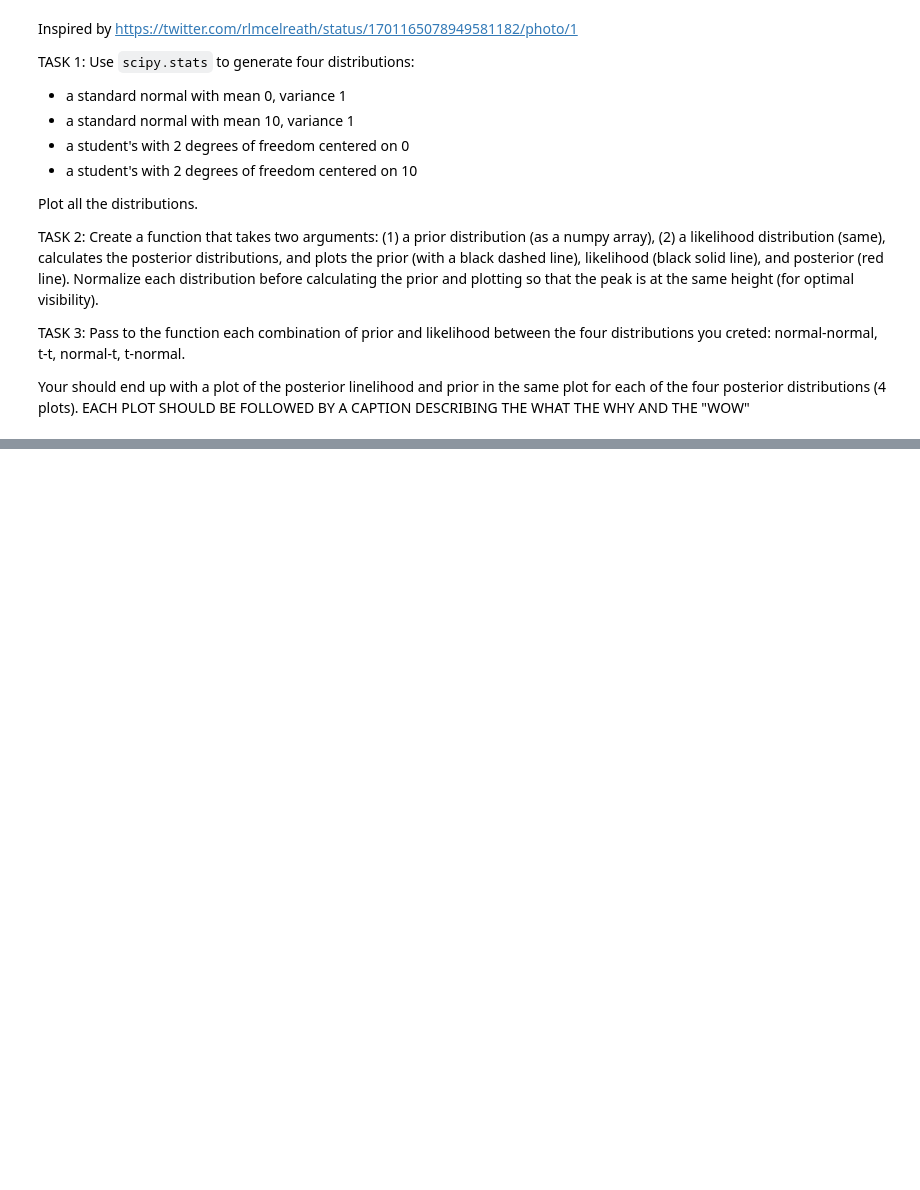
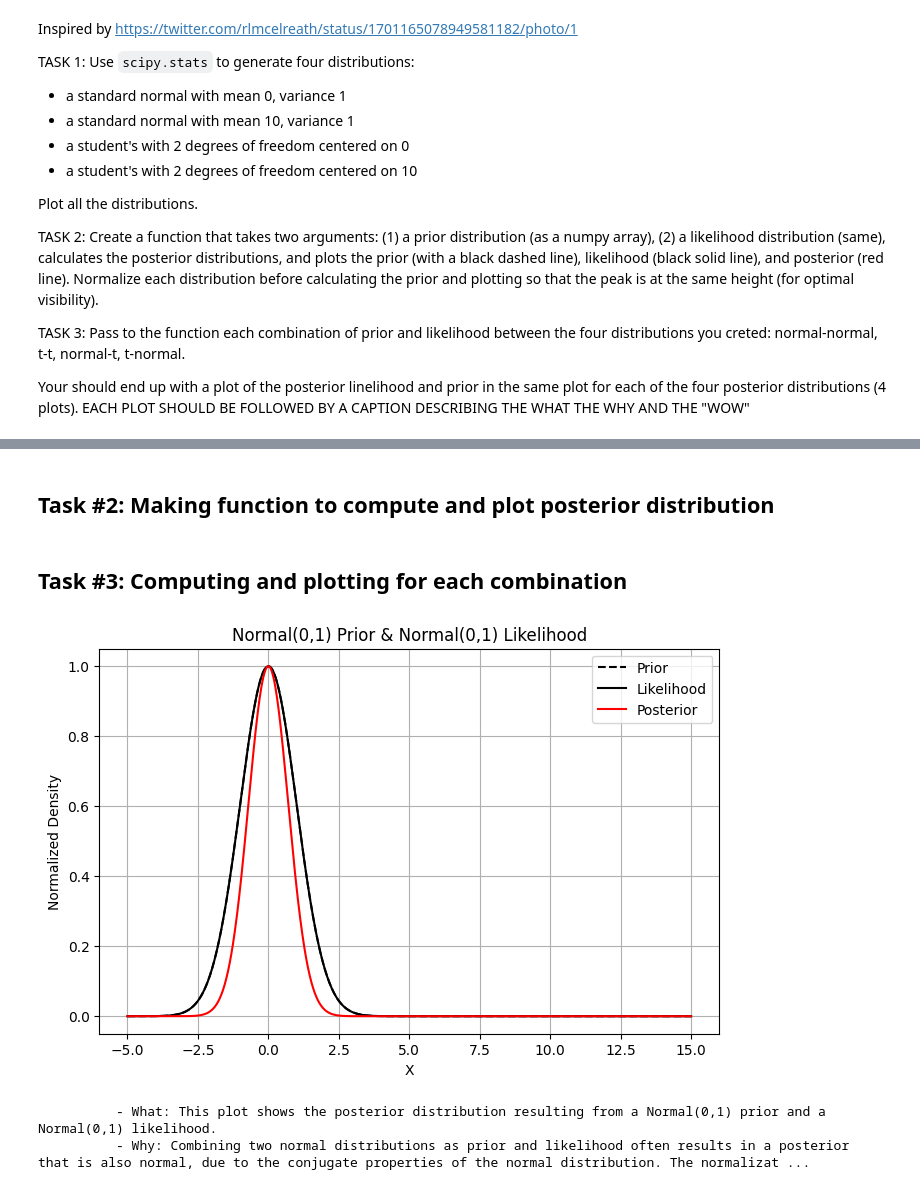
Before and after one commit to amandaswens/DSPS_ASwenson, a Jupyter notebook: HW2/Instructions_Bayesian_posteriors.ipynb, the cells around one changed output, grey strips where cells are left out. Drawn from its saved outputs; the diff is of its cells as text; code cells hidden in the pictures; blank space fills up the shorter version.

```diff
--- a/HW2/Instructions_Bayesian_posteriors.ipynb
+++ b/HW2/Instructions_Bayesian_posteriors.ipynb
@@ -48,2 +52,37 @@ posterior(...
+# %% [markdown]
+## Task #2: Making function to compute and plot posterior distribution
+# %%
+def posterior(prior, likelihood, title, caption):
+  normalized_prior = prior / np.max(prior)
+  normalized_likelihood = likelihood / np.max(likelihood)
+
+  posterior = normalized_prior * normalized_likelihood
+  posterior = posterior / np.max(posterior)
+
+  plt.figure(figsize=(8, 5))
+  plt.plot(x, normalized_prior, 'k--', label='Prior')
+  plt.plot(x, normalized_likelihood, 'k-', label='Likelihood')
+  plt.plot(x, posterior, 'r-', label='Posterior')
+  plt.xlabel('X')
+  plt.ylabel('Normalized Density')
+  plt.title(title)
+  plt.legend()
+  plt.grid(True)
+  plt.show()
+
+  print(caption)
+# %% [markdown]
+## Task #3: Computing and plotting for each combination
+# %%
+#function call
+posterior(Norm_0, Norm_0, 'Normal(0,1) Prior & Normal(0,1) Likelihood',
+          """
+          - What: This plot shows the posterior distribution resulting from a Normal(0,1) prior and a Normal(0,1) likelihood.
+          - Why: Combining two normal distributions as prior and likelihood often results in a posterior that is also normal, due to the conjugate properties of the normal distribution. The normalization ensure clear visualization of the shapes.
+          """)
+# %% [output]
+[figure, added]
+          - What: This plot shows the posterior distribution resulting from a Normal(0,1) prior and a Normal(0,1) likelihood.
+          - Why: Combining two normal distributions as prior and likelihood often results in a posterior that is also normal, due to the conjugate properties of the normal distribution. The normalizat ...
 # %%
 ......
```
Also changed, not shown: parts of 7 cells of this notebook.
